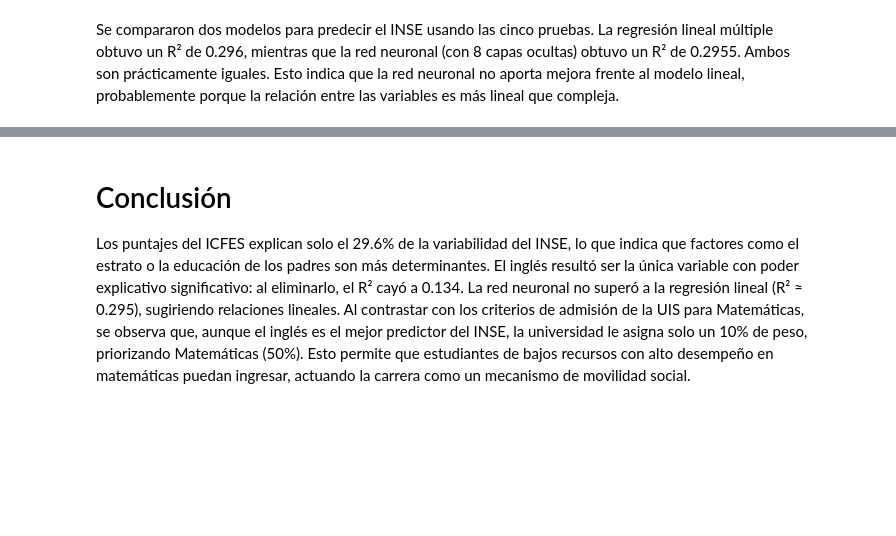
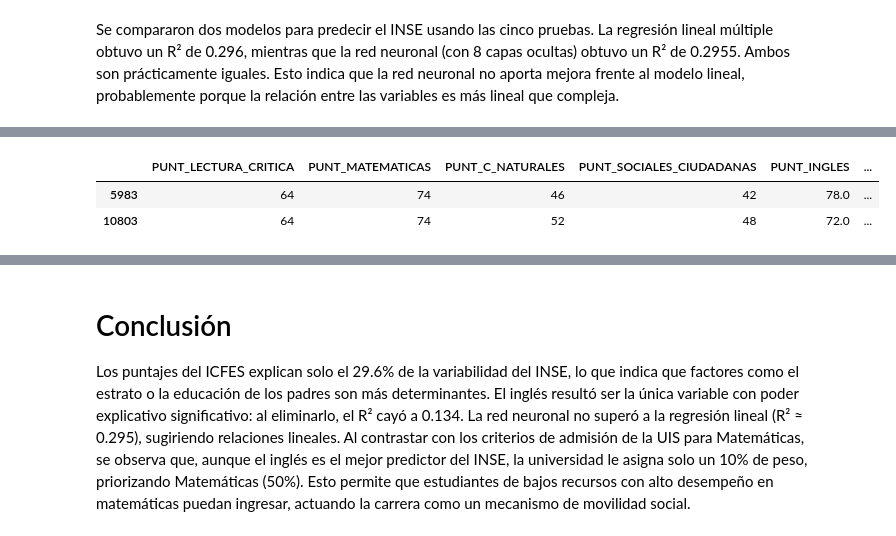
Before and after one commit to xiomiliseth02-beep/Estad-stica-I, a Jupyter notebook: tarea_2.ipynb, the cells around one changed output, grey strips where cells are left out. Drawn from its saved outputs; the diff is of its cells as text; code cells hidden in the pictures; blank space fills up the shorter version.

```diff
--- a/tarea_2.ipynb
+++ b/tarea_2.ipynb
@@ -474,0 +536,7 @@ Se compararon dos modelos para predecir el INSE usando las cinco pruebas. La reg
+# %%
+tabla_regresion3 = tabla_regresion2[(tabla_regresion2['PUNT_SOCIALES_CIUDADANAS'] < 50)  & (tabla_regresion2['PUNT_MATEMATICAS'] > 70)]
+tabla_regresion3
+# %% [output]
+|  | PUNT_LECTURA_CRITICA | PUNT_MATEMATICAS | PUNT_C_NATURALES | PUNT_SOCIALES_CIUDADANAS | PUNT_INGLES | ... |
+| 5983 | 64 | 74 | 46 | 42 | 78.0 | ... |
+| 10803 | 64 | 74 | 52 | 48 | 72.0 | ... |
```
Also changed, not shown: parts of 16 cells of this notebook.
